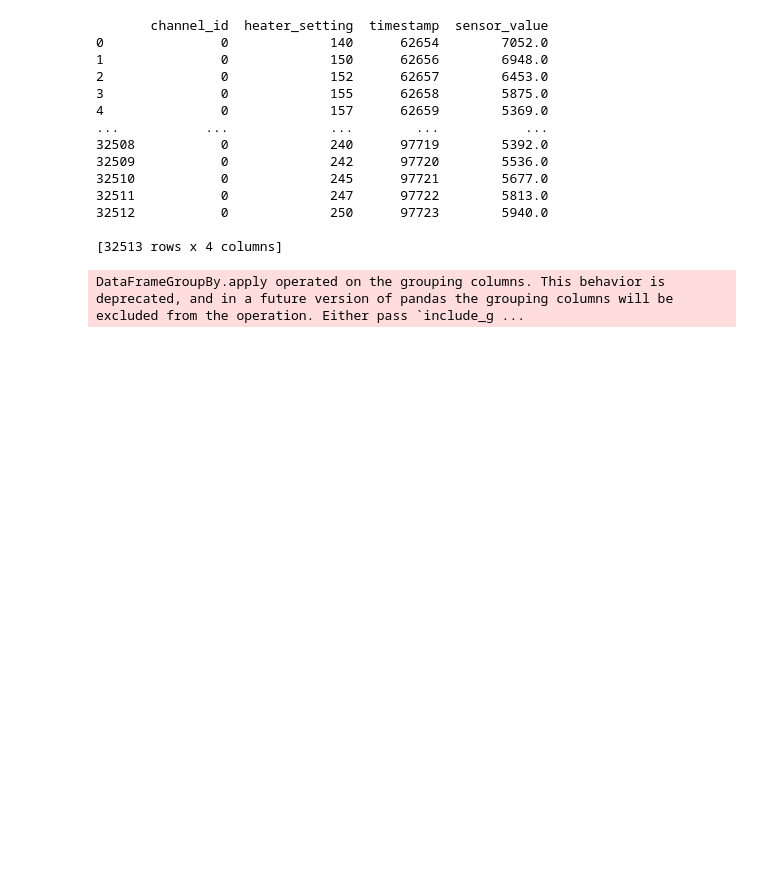
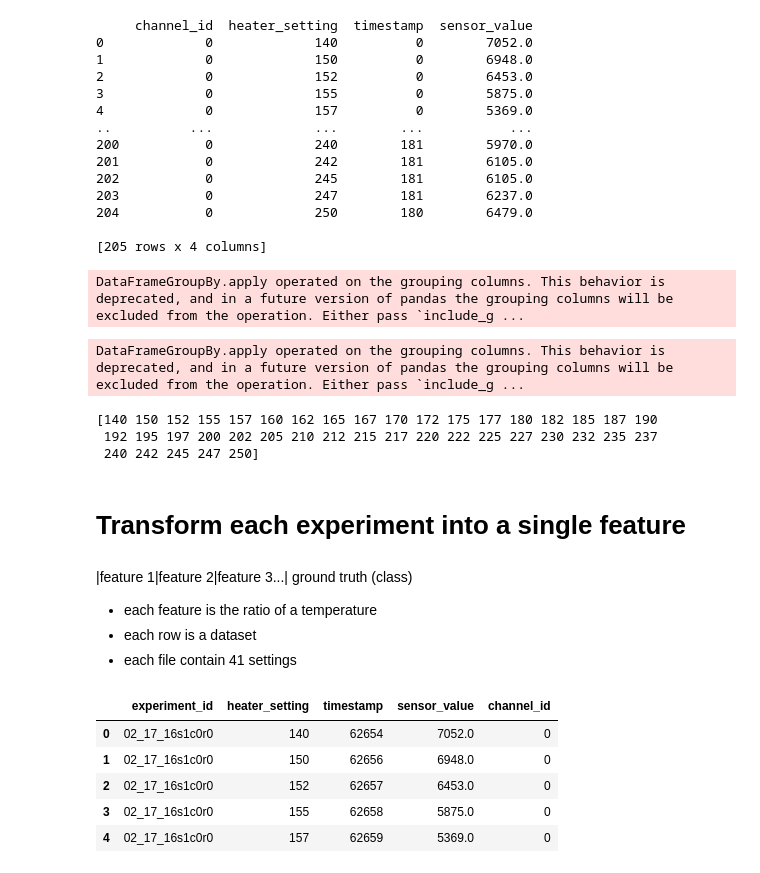
Before and after one commit to gavinlouuu-kpt/uom_explore, a Jupyter notebook: sqlite_data_explore.ipynb, the cells around one changed output. Saved outputs shown, nothing was run; the diff lists cells and outputs as text; code cells hidden in the pictures; blank space fills up the shorter version.

```diff
--- a/sqlite_data_explore.ipynb
+++ b/sqlite_data_explore.ipynb
@@ -32,21 +32,24 @@ def normalize_timstamp(group):
 
 df_ts = grouped.apply(normalize_timstamp).reset_index(drop=True)
 grouped_ts = df_ts.groupby('heater_setting')
+
+print (grouped_ts.head(5))
 # %% [output]
-       channel_id  heater_setting  timestamp  sensor_value
-0               0             140      62654        7052.0
-1               0             150      62656        6948.0
-2               0             152      62657        6453.0
-3               0             155      62658        5875.0
-4               0             157      62659        5369.0
-...           ...             ...        ...           ...
-32508           0             240      97719        5392.0
-32509           0             242      97720        5536.0
-32510           0             245      97721        5677.0
-32511           0             247      97722        5813.0
-32512           0             250      97723        5940.0
+     channel_id  heater_setting  timestamp  sensor_value
+0             0             140          0        7052.0
+1             0             150          0        6948.0
+2             0             152          0        6453.0
+3             0             155          0        5875.0
+4             0             157          0        5369.0
+..          ...             ...        ...           ...
+200           0             240        181        5970.0
+201           0             242        181        6105.0
+202           0             245        181        6105.0
+203           0             247        181        6237.0
+204           0             250        180        6479.0
 
-[32513 rows x 4 columns]
+[205 rows x 4 columns]
+DataFrameGroupBy.apply operated on the grouping columns. This behavior is deprecated, and in a future version of pandas the grouping columns will be excluded from the operation. Either pass `include_g ...
 # %%
 # use plotly to explore the data interactively
 import plotly.graph_objects as go
@@ -112,3 +115,40 @@ fig.update_layout(height=500, width=800, title_text=f'{channel} vs. Timestamp',
 fig.show()
 # %% [output]
 DataFrameGroupBy.apply operated on the grouping columns. This behavior is deprecated, and in a future version of pandas the grouping columns will be excluded from the operation. Either pass `include_g ...
+# %%
+# show the number of unique heater_settings
+print (df_normalized['heater_setting'].unique())
+# %% [output]
+[140 150 152 155 157 160 162 165 167 170 172 175 177 180 182 185 187 190
+ 192 195 197 200 202 205 210 212 215 217 220 222 225 227 230 232 235 237
+ 240 242 245 247 250]
+# %% [markdown]
+# Transform each experiment into a single feature
+# %% [markdown]
+|feature 1|feature 2|feature 3...| ground truth (class)
+- each feature is the ratio of a temperature
+- each row is a dataset
+- each file contain 41 settings
+# %%
+# from the database retrieve the all experiment_id, heater_setting, sensor_value, channel_id
+
+db_path = 'D:\\code\\uom_explore\\database\\voc_lab.db'
+
+conn = sqlite3.connect(db_path)
+
+# Write the query to select specific columns based on conditions
+query = f"""
+SELECT experiment_id, heater_setting, timestamp, sensor_value, channel_id
+FROM ExperimentData
+"""
+
+# Execute the query and load the data into a DataFrame
+df = pd.read_sql_query(query, conn)
+df.head()
+# %% [output]
+|  | experiment_id | heater_setting | timestamp | sensor_value | channel_id |
+| 0 | 02_17_16s1c0r0 | 140 | 62654 | 7052.0 | 0 |
+| 1 | 02_17_16s1c0r0 | 150 | 62656 | 6948.0 | 0 |
+| 2 | 02_17_16s1c0r0 | 152 | 62657 | 6453.0 | 0 |
+| 3 | 02_17_16s1c0r0 | 155 | 62658 | 5875.0 | 0 |
+| 4 | 02_17_16s1c0r0 | 157 | 62659 | 5369.0 | 0 |
```
Also changed, not shown: parts of 5 cells of this notebook.
